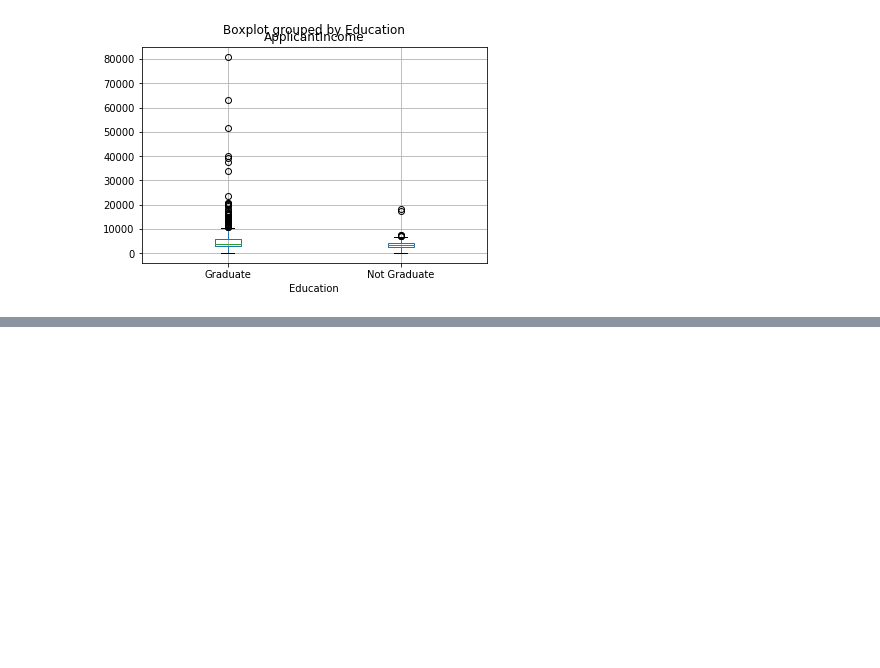
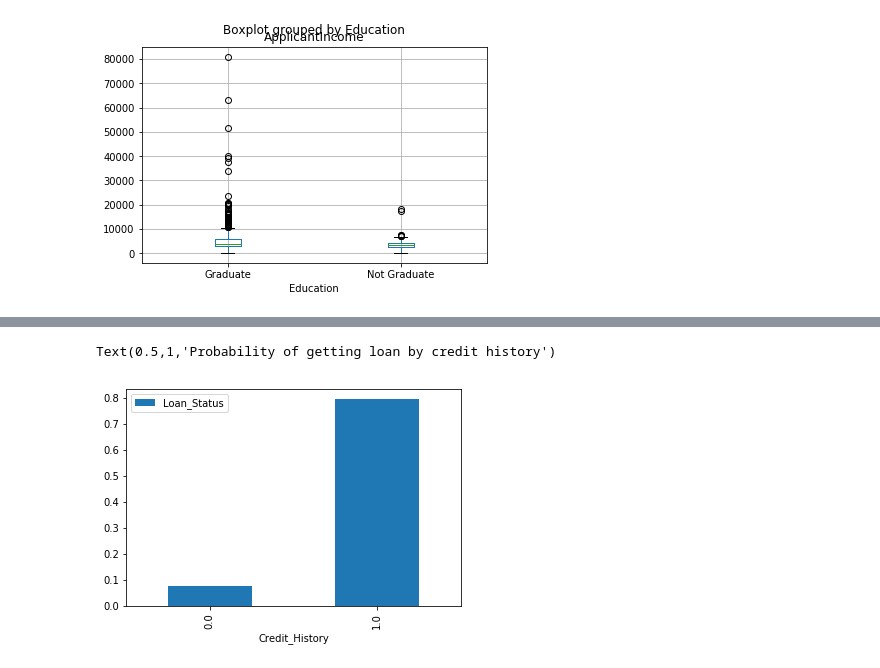
Before and after one commit to souzadriano/study-data-science, a Jupyter notebook: AnalyticsVidhyaTutorial/AnalyticsVidhyaTutorial.ipynb, the cells around one changed output, grey strips where cells are left out. Cells and saved outputs as stored; diff of their text form; code cells hidden in the pictures; blank space fills up the shorter version.

```diff
--- a/AnalyticsVidhyaTutorial/AnalyticsVidhyaTutorial.ipynb
+++ b/AnalyticsVidhyaTutorial/AnalyticsVidhyaTutorial.ipynb
@@ -53,0 +93,9 @@ df.boxplot(column='ApplicantIncome', by = 'Education')
+# %%
+ax2 = fig.add_subplot(122)
+temp2.plot(kind = 'bar')
+ax2.set_xlabel('Credit_History')
+ax2.set_ylabel('Probability of getting loan')
+ax2.set_title("Probability of getting loan by credit history")
+# %% [output]
+Text(0.5,1,'Probability of getting loan by credit history')
+[figure, added]
```
Also changed, not shown: parts of 22 cells of this notebook, 1 other file.
